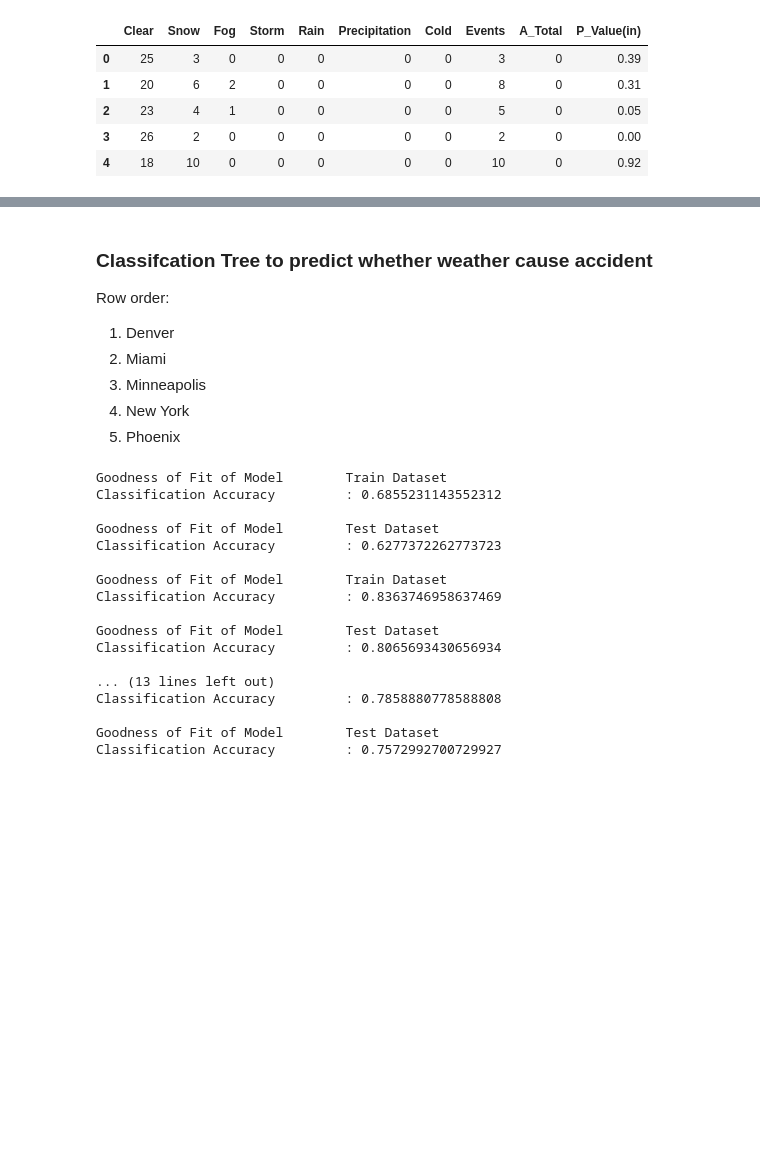
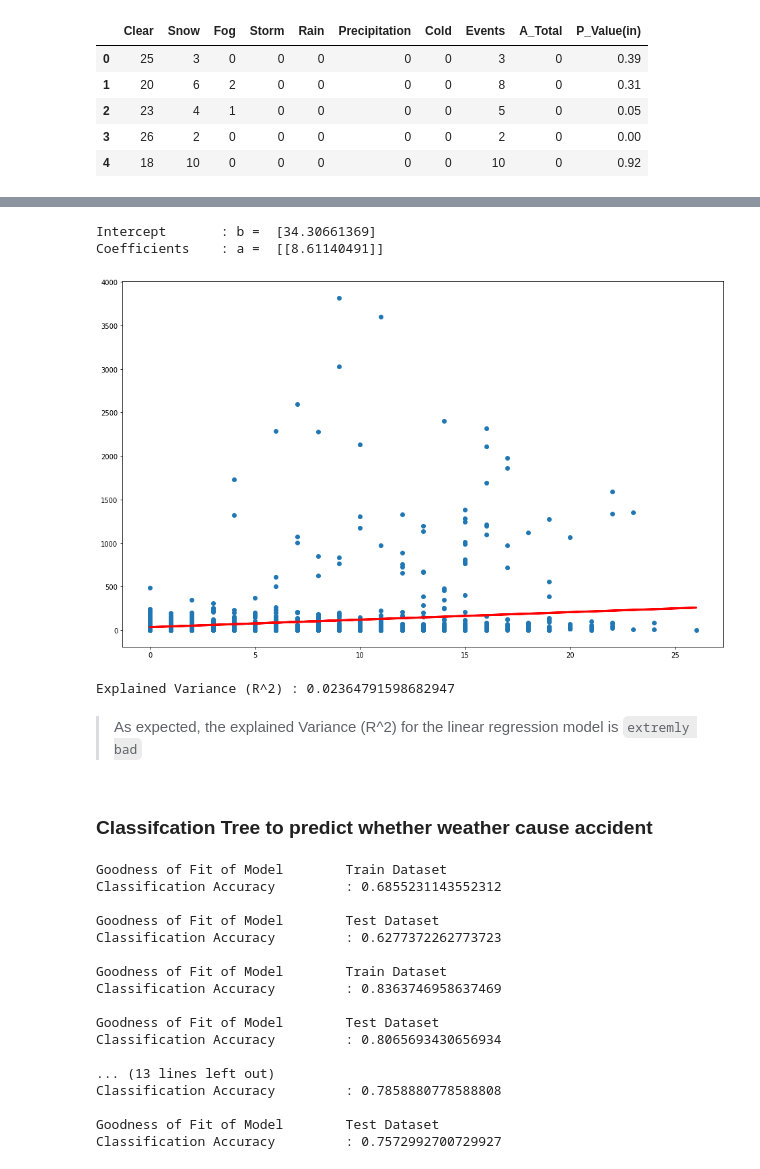
Before and after one commit to JarrelT/SC1015-Project-Ay2021, a Jupyter notebook: SC1015_Project.ipynb, the cells around one changed output, grey strips where cells are left out. Cells and saved outputs as stored; diff of their text form; code cells hidden in the pictures; blank space fills up the shorter version.

Commit message:
added linear regression model

````diff
--- a/SC1015_Project.ipynb
+++ b/SC1015_Project.ipynb
@@ -223,12 +248,36 @@ data.head()
+# %%
+# Fitting some model here
+lr = LinearRegression()
+
+y = pd.DataFrame(data['A_Total'])
+X = pd.DataFrame(data['Events'])
+
+X_train, X_test, y_train, y_test = train_test_split(X, y, test_size = 0.2)
+lr.fit(X_train, y_train)
+
+print('Intercept \t: b = ', lr.intercept_)
+print('Coefficients \t: a = ', lr.coef_)
+
+lx = X_train
+ly = lr.intercept_ + lr.coef_ * X_train
+# %% [output]
+Intercept       : b =  [34.30661369]
+Coefficients    : a =  [[8.61140491]]
+# %%
+f, axes = plt.subplots(1, 1, figsize=(16, 10))
+
+plt.scatter(X_train, y_train)
+plt.plot(lx.to_numpy(), ly.to_numpy(), 'r-', linewidth = 3)
+plt.show()
+
+print("Explained Variance (R^2) :", lr.score(X_train, y_train))
+# %% [output]
+[figure, added]
+Explained Variance (R^2) : 0.02364791598682947
+# %% [markdown]
+>As expected, the explained Variance (R^2) for the linear regression model is ```extremly bad```
 # %% [markdown]
 <h3>Classifcation Tree to predict whether weather cause accident</h3>
-
-Row order:
-1. Denver
-2. Miami
-3. Minneapolis
-4. New York
-5. Phoenix
 # %%
 # Import essential models and functions from sklearn
 from sklearn.tree import DecisionTreeClassifier
````
Also changed, not shown: parts of 12 cells of this notebook.
